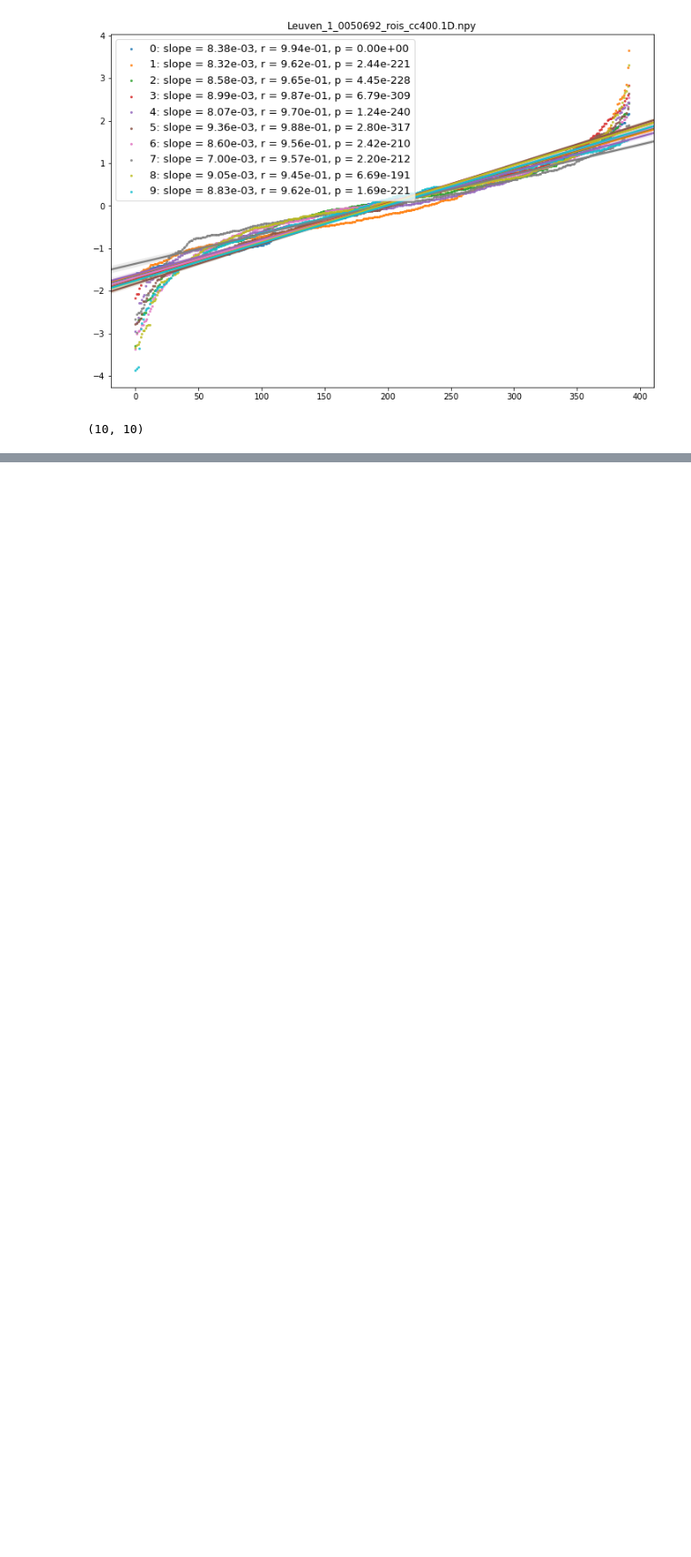
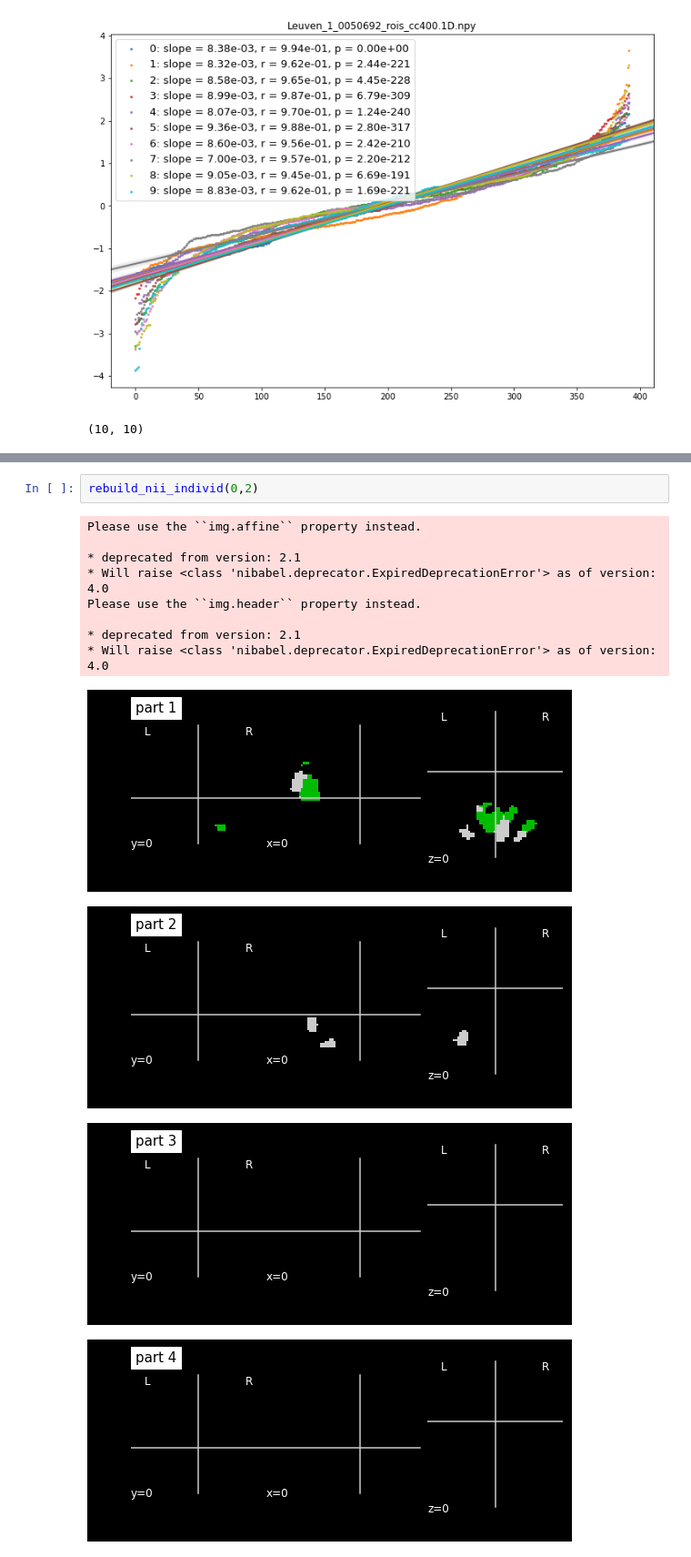
Before and after one commit to autism-research-centre/Autism-Gradients, a Jupyter notebook: gradient_slope.ipynb, the cells around one changed output, grey strips where cells are left out. Shown at 91% size. Drawn from its saved outputs; the diff is of its cells as text; blank space fills up the shorter version.

```diff
--- a/gradient_slope.ipynb
+++ b/gradient_slope.ipynb
@@ -66,0 +115,15 @@ temp
+# %%
+rebuild_nii_individ(0,2)
+# %% [output]
+Please use the ``img.affine`` property instead.
+
+* deprecated from version: 2.1
+* Will raise <class 'nibabel.deprecator.ExpiredDeprecationError'> as of version: 4.0
+Please use the ``img.header`` property instead.
+
+* deprecated from version: 2.1
+* Will raise <class 'nibabel.deprecator.ExpiredDeprecationError'> as of version: 4.0
+[figure, added]
+[figure, added]
+[figure, added]
+[figure, added]
```
Also changed, not shown: parts of 4 cells of this notebook.
